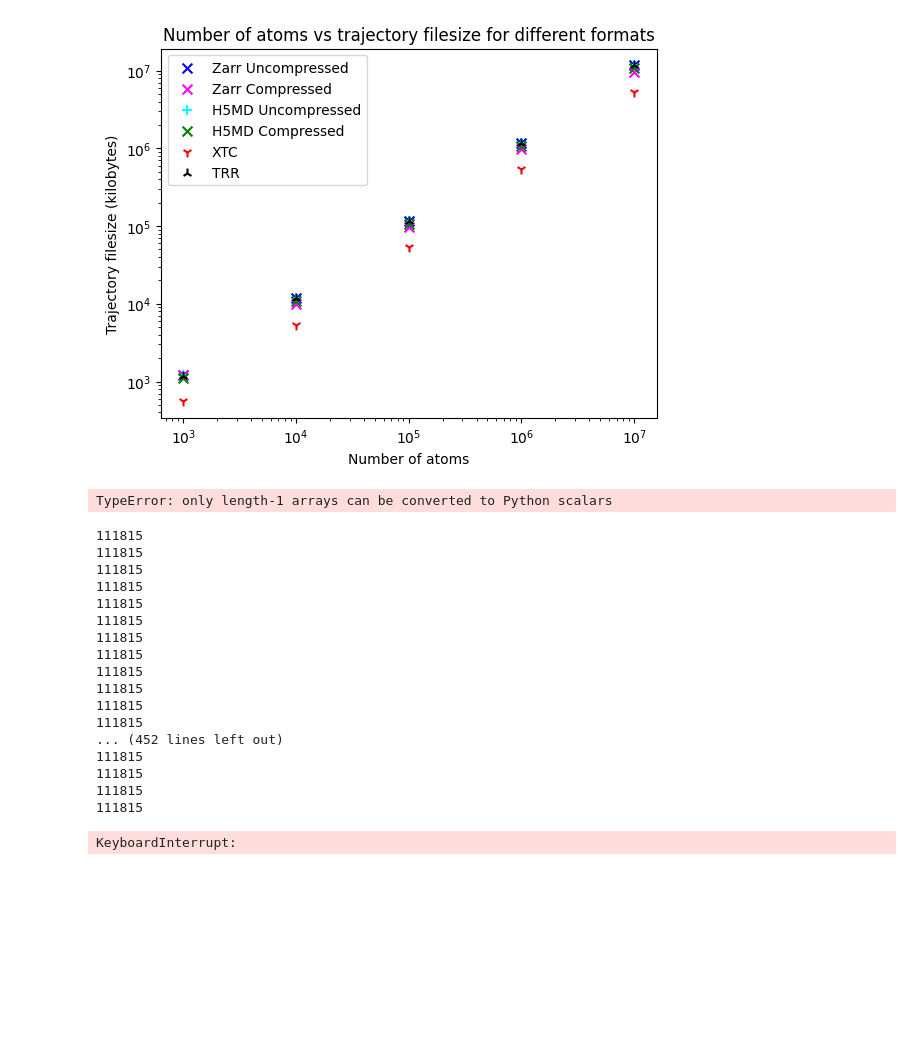
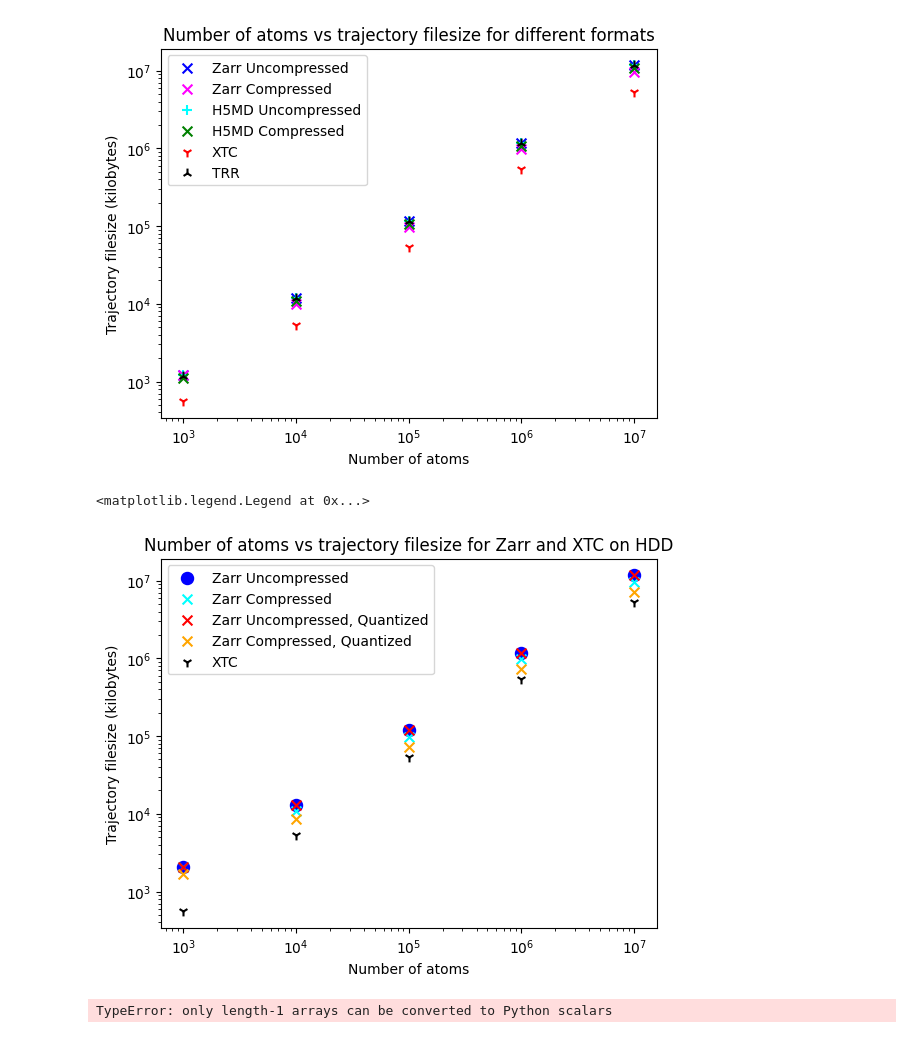
Before and after one commit to Becksteinlab/zarrtraj, a Jupyter notebook: notebooks/format_comparison_benchmark.ipynb, the cells around one changed output. Cells and saved outputs as stored; diff of their text form; code cells hidden in the pictures; blank space fills up the shorter version.

```diff
--- a/notebooks/format_comparison_benchmark.ipynb
+++ b/notebooks/format_comparison_benchmark.ipynb
@@ -161,6 +137,43 @@ df = pd.DataFrame(data)
 
 # Displaying the table
 print(df)
+# %%
+# Testing quantize filter
+
+n = np.logspace(3, 7, 5)
+
+x_filesize = []
+z_f_filesize = []
+z_c_f_filesize = []
+z_filesize = []
+z_c_filesize = []
+
+
+for i in range(3, 8, 1):
+    x_filesize.append(filesize(f'10e{i}_xtc.xtc'))
+    z_filesize.append(filesize(f'10e{i}_zarr_un.zarr'))
+    z_c_filesize.append(filesize(f'10e{i}_zarr_c.zarr'))
+    z_f_filesize.append(filesize(f'10e{i}_zarr_un_f.zarr'))
+    z_c_f_filesize.append(filesize(f'10e{i}_zarr_c_f.zarr'))
+
+# Graph zarrtraj size vs h5 size
+plt.title('Number of atoms vs trajectory filesize for Zarr and XTC on HDD')
+plt.xlabel('Number of atoms')
+plt.ylabel('Trajectory filesize (kilobytes)')
+plt.xscale('log')
+plt.yscale('log')
+
+plt.scatter(n, z_filesize, c='blue', s=75, label="Zarr Uncompressed", marker='o')
+plt.scatter(n, z_c_filesize, c='cyan', s=50, label="Zarr Compressed", marker='x')
+plt.scatter(n, z_f_filesize, c='red', s=50, label="Zarr Uncompressed, Quantized", marker='x')
+plt.scatter(n, z_c_f_filesize, c='orange', s=50, label="Zarr Compressed, Quantized", marker='x')
+plt.scatter(n, x_filesize, c='black', s=50, label="XTC", marker='1')
+
+
+plt.legend()
+# %% [output]
+<matplotlib.legend.Legend at 0x...>
+[figure, added]
 # %%
 # YIIP size and iteration time tests
 compressor = numcodecs.Blosc(cname='zstd', clevel=9)
@@ -195,27 +208,3 @@ root2.create_dataset('positions', data=positions,
                     compressor=compressor2)
 # %% [output]
 TypeError: only length-1 arrays can be converted to Python scalars
-# %%
-u = mda.Universe(yiip.topology, yiip.trajectory)
-
-for ts in u.trajectory:
-    print(ts.n_atoms)
-# %% [output]
-111815
-111815
-111815
-111815
-111815
-111815
-111815
-111815
-111815
-111815
-111815
-111815
-... (452 lines left out)
-111815
-111815
-111815
-111815
-KeyboardInterrupt:
```
Also changed, not shown: parts of 6 cells of this notebook, 2 other files.
